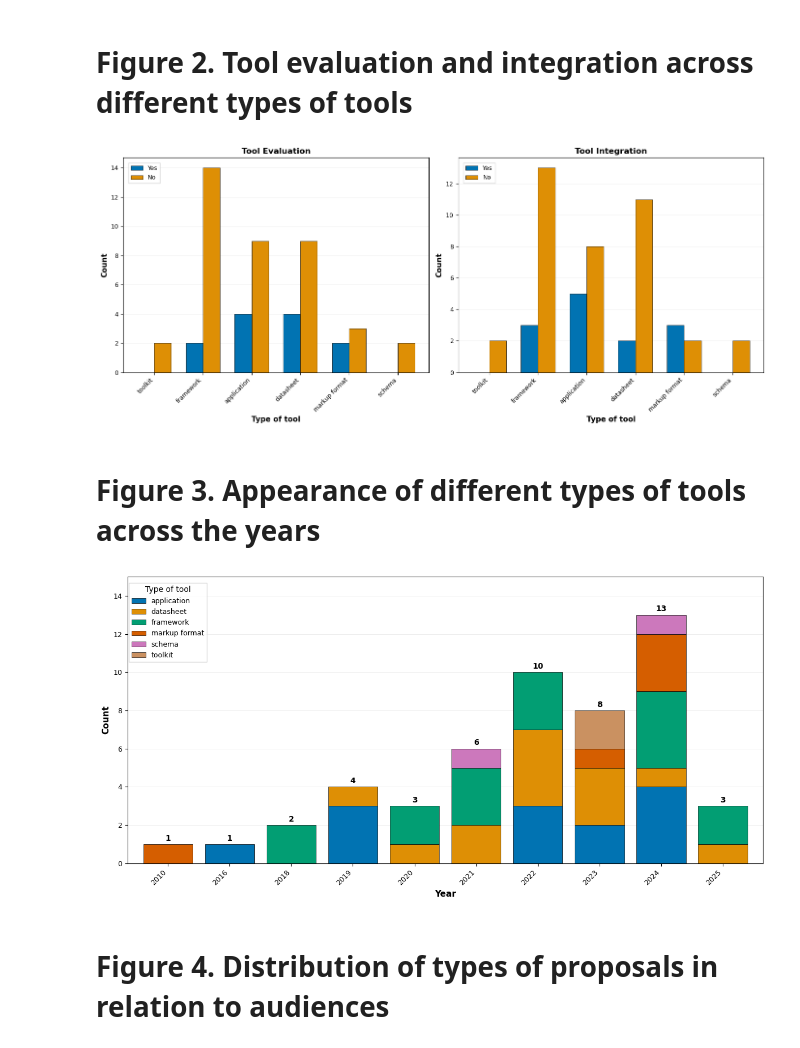
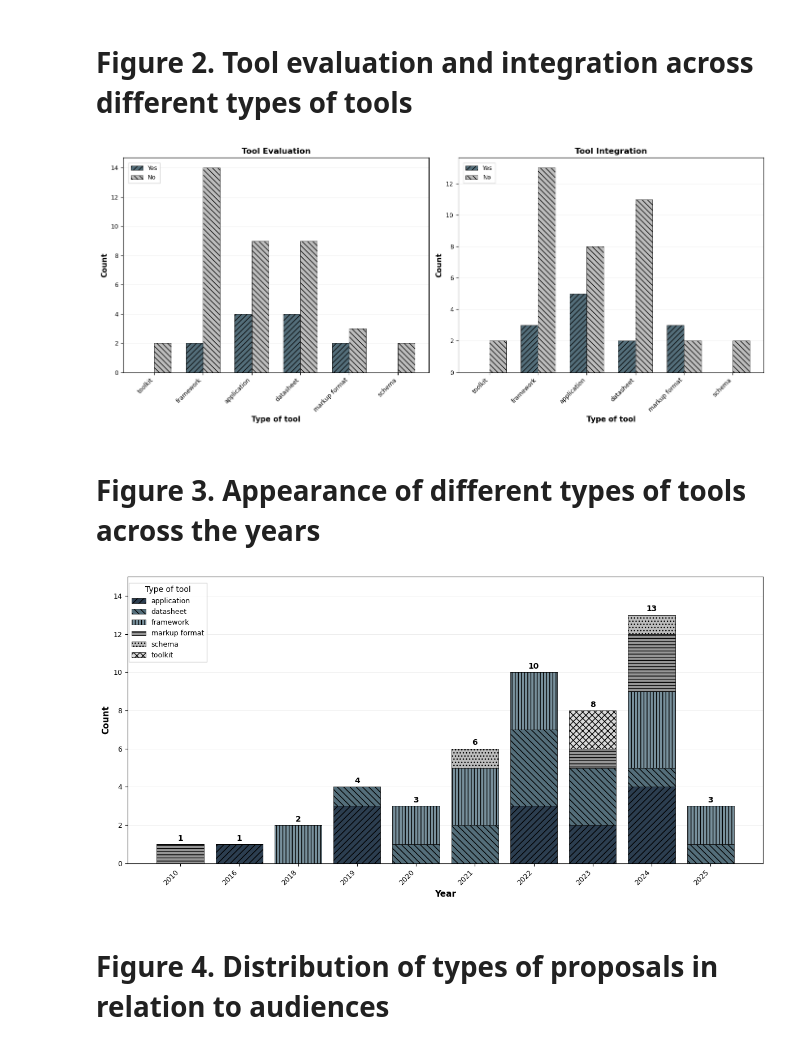
Before and after one commit to pcuellar-rai/dataset-documentation-review-paper, a Jupyter notebook: chi_quant_analysis_clean.ipynb, the cells around one changed output. Saved outputs shown, nothing was run; the diff lists cells and outputs as text; code cells hidden in the pictures.

Commit message:
Figures modified for accesssibility, changes in style of figures adding a sankey diagram for figure #2

```diff
--- a/chi_quant_analysis_clean.ipynb
+++ b/chi_quant_analysis_clean.ipynb
@@ -142,6 +167,7 @@ plt.show()
 # Figure 2. Tool evaluation and integration across different types of tools
 # %%
 plt.rcParams['font.size'] = 10
+
 plt.rcParams['axes.labelsize'] = 11
 plt.rcParams['axes.titlesize'] = 12
 plt.rcParams['xtick.labelsize'] = 9
@@ -165,15 +191,26 @@ for tool in tool_descriptions:
     integ_yes.append((tool_data['tool_integration'] == 'Yes').sum())
     integ_no.append((tool_data['tool_integration'] == 'No').sum())
 
+# Define accessible colors and hatch patterns for Yes/No
+response_styles = {
+    'Yes': {'color': '#546e7a', 'hatch': '///'},     # Medium-dark blue-gray with forward diagonal
+    'No': {'color': '#bdbdbd', 'hatch': '\\\\\\'}    # Light gray with backward diagonal
+}
+
 fig, (ax1, ax2) = plt.subplots(1, 2, figsize=(14, 6))
 
 x = np.arange(len(tool_descriptions))
 width = 0.35
 
+# Tool Evaluation subplot
 bars1 = ax1.bar(x - width/2, eval_yes, width, label='Yes',
-                color=sns.color_palette("colorblind")[0], edgecolor='black', linewidth=0.5)
+                color=response_styles['Yes']['color'],
+                hatch=response_styles['Yes']['hatch'],
+                edgecolor='black', linewidth=0.5)
 bars2 = ax1.bar(x + width/2, eval_no, width, label='No',
-                color=sns.color_palette("colorblind")[1], edgecolor='black', linewidth=0.5)
+                color=response_styles['No']['color'],
+                hatch=response_styles['No']['hatch'],
+                edgecolor='black', linewidth=0.5)
 
 ax1.set_xlabel('Type of tool', fontweight='bold')
 ax1.set_ylabel('Count', fontweight='bold')
@@ -181,15 +218,20 @@ ax1.set_title('Tool Evaluation', fontweight='bold')
 ax1.set_xticks(x)
 ax1.set_xticklabels(tool_descriptions, rotation=45, ha='right')
 ax1.legend(frameon=True, fancybox=False,
-           loc='upper right', bbox_to_anchor=(0.13, 0.99))
+            loc='upper right', bbox_to_anchor=(0.13, 0.99))
 ax1.grid(axis='y', alpha=0.3, linestyle='-', linewidth=0.5)
 ax1.set_axisbelow(True)
 ax1.yaxis.set_major_locator(plt.MaxNLocator(integer=True))
 
+# Tool Integration subplot
 bars3 = ax2.bar(x - width/2, integ_yes, width, label='Yes',
-                color=sns.color_palette("colorblind")[0], edgecolor='black', linewidth=0.5)
+                color=response_styles['Yes']['color'],
+                hatch=response_styles['Yes']['hatch'],
+                edgecolor='black', linewidth=0.5)
 bars4 = ax2.bar(x + width/2, integ_no, width, label='No',
-                color=sns.color_palette("colorblind")[1], edgecolor='black', linewidth=0.5)
+                color=response_styles['No']['color'],
+                hatch=response_styles['No']['hatch'],
+                edgecolor='black', linewidth=0.5)
 
 ax2.set_xlabel('Type of tool', fontweight='bold')
 ax2.set_ylabel('Count', fontweight='bold')
@@ -197,19 +239,16 @@ ax2.set_title('Tool Integration', fontweight='bold')
 ax2.set_xticks(x)
 ax2.set_xticklabels(tool_descriptions, rotation=45, ha='right')
 ax2.legend(frameon=True, fancybox=False,
-           loc='upper right', bbox_to_anchor=(0.13, 0.99))
+            loc='upper right', bbox_to_anchor=(0.13, 0.99))
 ax2.grid(axis='y', alpha=0.3, linestyle='-', linewidth=0.5)
 ax2.set_axisbelow(True)
 ax2.yaxis.set_major_locator(plt.MaxNLocator(integer=True))
 
-# fig.suptitle('Comparison of Tool Evaluation and Integration',
-#             fontsize=14, fontweight='bold', y=1.02)
-
 plt.tight_layout()
-plt.savefig("fig_2_evaluation_and_integration_across_tools.png")
+plt.savefig("fig_2_evaluation_and_integration_across_tools.png", dpi=300)
 plt.show()
 # %% [output]
-[figure, old version]
+[figure, new version]
 # %% [markdown]
 # Figure 3. Appearance of different types of tools across the years
 # %%
@@ -217,42 +256,66 @@ plt.rcParams['font.size'] = 10
 plt.rcParams['axes.labelsize'] = 11
 plt.rcParams['axes.titlesize'] = 12
 plt.rcParams['xtick.labelsize'] = 9
 plt.rcParams['ytick.labelsize'] = 9
 plt.rcParams['legend.fontsize'] = 9
 plt.rcParams['figure.dpi'] = 100
 
 df_filtered = df[df['tool_description'] != 'study']
 
 yearly_counts = df_filtered.groupby(['year', 'tool_description']).size().unstack(fill_value=0)
+yearly_totals = yearly_counts.sum(axis=1)
 
-yearly_totals = yearly_counts.sum(axis=1)
+# Define accessible colors and hatch patterns for 6 tool types
+tool_styles = {
+    'application': {'color': '#2c3e50', 'hatch': '///'},      # Very dark with forward diagonal
+    'datasheet': {'color': '#546e7a', 'hatch': '\\\\\\'},     # Dark blue-gray with backward diagonal
+    'framework': {'color': '#78909c', 'hatch': '|||'},        # Medium blue-gray with vertical lines
+    'markup format': {'color': '#969696', 'hatch': '---'},    # Medium gray with horizontal lines
+    'schema': {'color': '#bdbdbd', 'hatch': '...'},           # Light gray with dots
+    'toolkit': {'color': '#d9d9d9', 'hatch': 'xxx'}           # Very light gray with crosshatch
+}
 
 fig, ax = plt.subplots(figsize=(12, 6))
 
-bars = yearly_counts.plot(kind='bar', stacked=True, ax=ax, width=0.8,
-                        color=sns.color_palette("colorblind", n_colors=len(yearly_counts.columns)),
-                        edgecolor='black', linewidth=0.5)
+# Plot stacked bars manually to add both color and hatching
+bottom = np.zeros(len(yearly_counts))
+x_pos = np.arange(len(yearly_counts))
 
+# Ensure consistent order matching the dictionary
+tool_order = ['application', 'datasheet', 'framework', 'markup format', 'schema', 'toolkit']
+
+for tool in tool_order:
+    if tool in yearly_counts.columns:
+        bars = ax.bar(x_pos, yearly_counts[tool], bottom=bottom,
+                    width=0.8,
+                    color=tool_styles[tool]['color'],
+                    edgecolor='black',
+                    linewidth=0.5,
+                    hatch=tool_styles[tool]['hatch'],
+                    label=tool)
+        bottom += yearly_counts[tool].values
+
+# Add total count labels on top of bars
 for i, (year, total) in enumerate(yearly_totals.items()):
     ax.text(i, total + 0.1, str(int(total)),
             ha='center', va='bottom', fontweight='bold', fontsize=10)
 
 ax.set_xlabel('Year', fontweight='bold')
 ax.set_ylabel('Count', fontweight='bold')
-# ax.set_title('Temporal Distribution of Tool Descriptions', fontweight='bold')
+ax.set_xticks(x_pos)
+ax.set_xticklabels(yearly_counts.index, rotation=45, ha='right')
 ax.legend(title='Type of tool', frameon=True, fancybox=False,
-          loc='upper right', bbox_to_anchor=(0.13, 0.99),)
+        loc='upper right', bbox_to_anchor=(0.13, 0.99))
 ax.grid(axis='y', alpha=0.3, linestyle='-', linewidth=0.5)
 ax.set_axisbelow(True)
 ax.yaxis.set_major_locator(plt.MaxNLocator(integer=True))
-ax.set_xticklabels(ax.get_xticklabels(), rotation=45, ha='right')
 ax.set_ylim(0, yearly_totals.max() + 2)
 
 plt.tight_layout()
-plt.savefig("fig_3_different_tools_over_time.png")
+plt.savefig("fig_1_different_tools_over_time.png", dpi=300)
 plt.show()
 # %% [output]
-[figure, old version]
+[figure, new version]
 # %% [markdown]
 # Figure 4. Distribution of types of proposals in relation to audiences
 # %%
```
Also changed, not shown: parts of 4 cells of this notebook, 10 other files.
